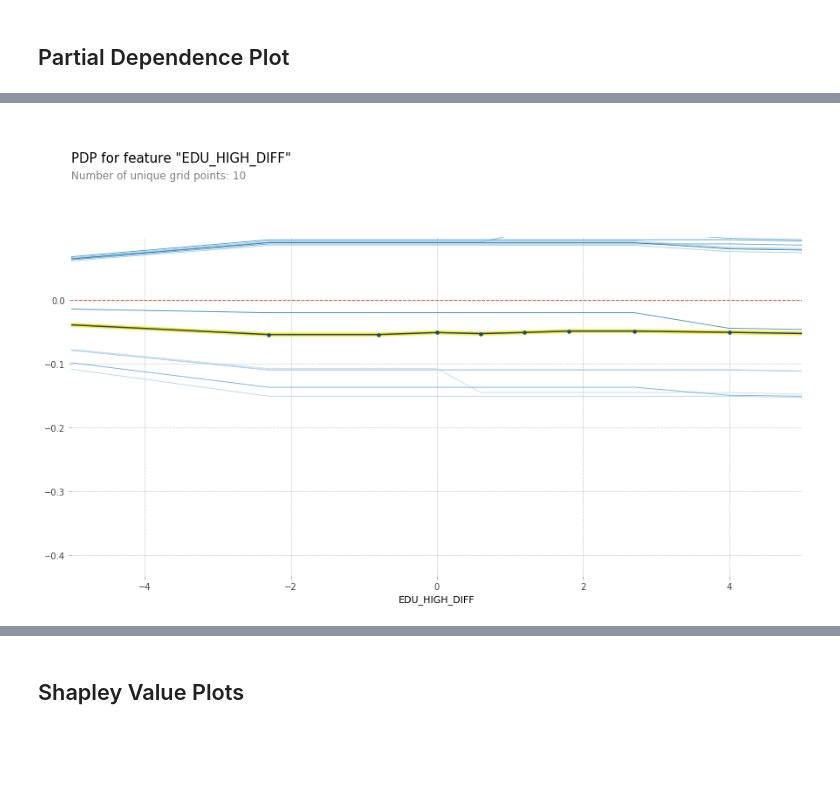
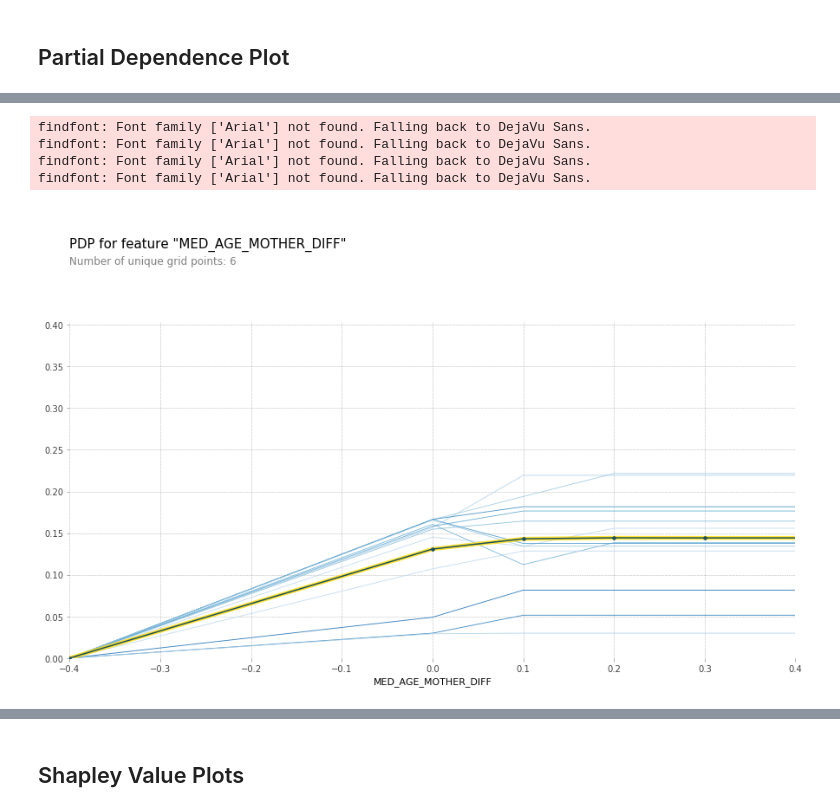
Before and after one commit to Okocha76/migration-in-europe, a Jupyter notebook: notebooks/Migration_In_Europe.ipynb, the cells around one changed output, grey strips where cells are left out. Drawn from its saved outputs; the diff is of its cells as text; code cells hidden in the pictures; blank space fills up the shorter version.

```diff
--- a/notebooks/Migration_In_Europe.ipynb
+++ b/notebooks/Migration_In_Europe.ipynb
@@ -64,6 +64,9 @@ def wrangle(X):
     for col in cols_2_num:
       X[col] = X[col].astype('float')
 
+    X['MIG_CHANGE'] = X['MIG_CHANGE'].replace("HIGHER", "UP")
+    X['MIG_CHANGE'] = X['MIG_CHANGE'].replace("LOWER", "DOWN")
+
     # return the wrangled dataframe
     return X
 
@@ -502,7 +493,7 @@ Requirement already satisfied: setuptools in /usr/local/lib/python3.6/dist-packa
 # %%
 from pdpbox.pdp import pdp_isolate, pdp_plot
 
-feature = 'EDU_HIGH_DIFF'
+feature = 'MED_AGE_MOTHER_DIFF'
 
 isolated = pdp_isolate(
     model=pipeline,
@@ -513,10 +504,14 @@ isolated = pdp_isolate(
 # %%
 plt.rcParams['figure.dpi'] = 72
 pdp_plot(isolated, feature_name=feature, plot_lines=True,
          frac_to_plot=0.01)
-plt.xlim((-5,5));
+plt.xlim((-0.4,0.4));
 # %% [output]
+findfont: Font family ['Arial'] not found. Falling back to DejaVu Sans.
+findfont: Font family ['Arial'] not found. Falling back to DejaVu Sans.
+findfont: Font family ['Arial'] not found. Falling back to DejaVu Sans.
+findfont: Font family ['Arial'] not found. Falling back to DejaVu Sans.
-[figure, old version]
+[figure, new version]
 # %%
 from pdpbox.pdp import pdp_interact, pdp_interact_plot
 # %%
```
Also changed, not shown: parts of 28 cells of this notebook.
